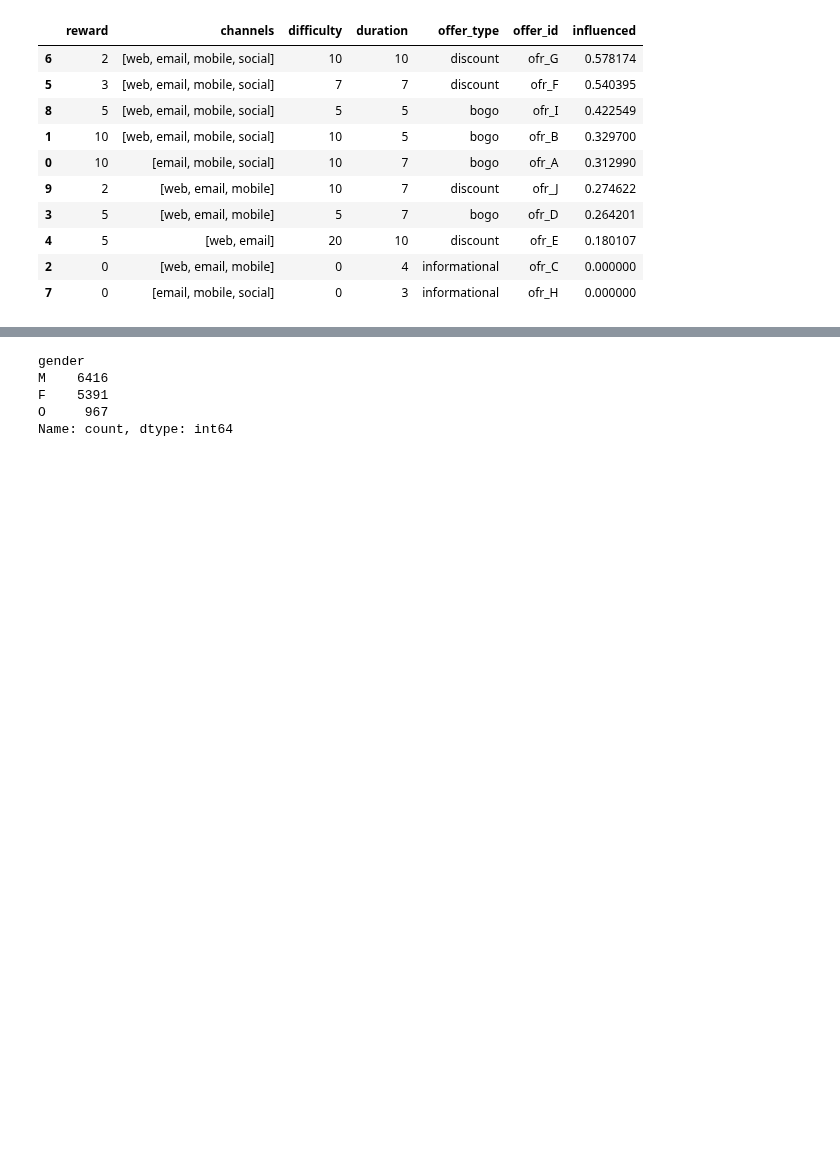
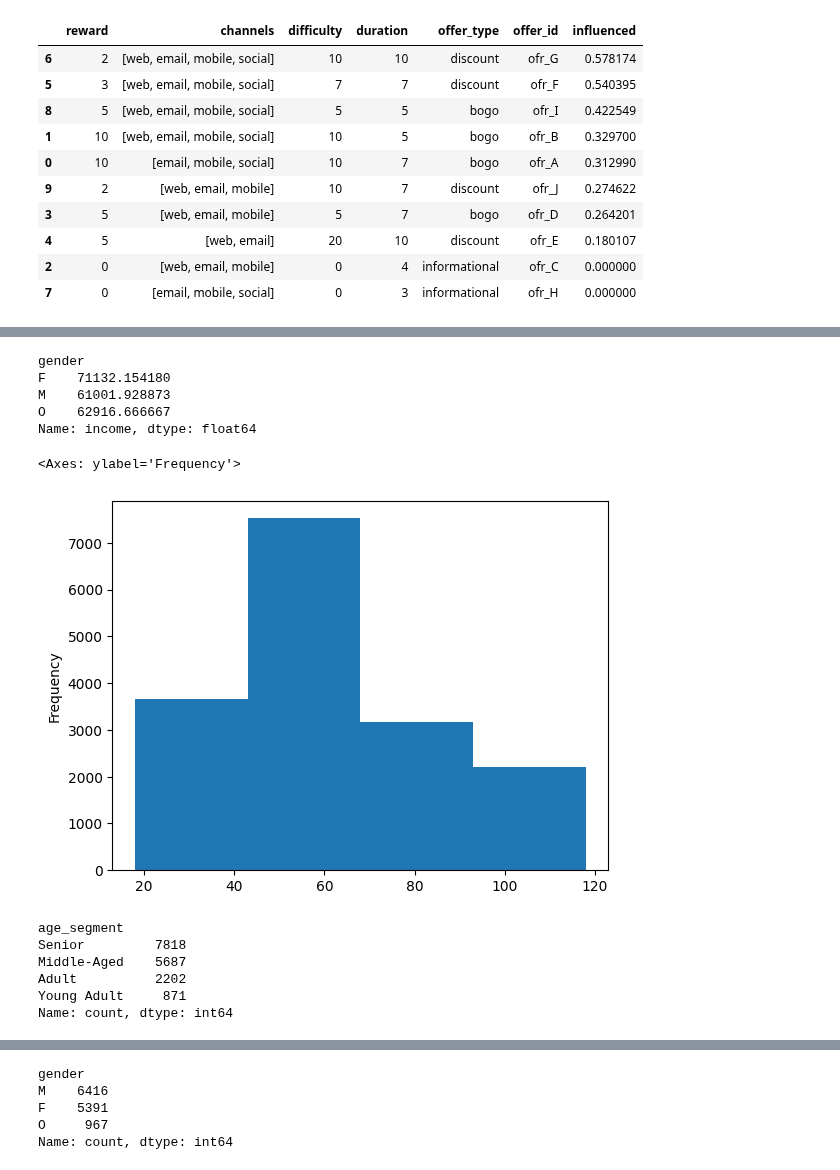
Before and after one commit to Niltonjuniorphd/Starbucks_project, a Jupyter notebook: Starbucks_Capstone_notebook.ipynb, the cells around one changed output, grey strips where cells are left out. Drawn from its saved outputs; the diff is of its cells as text; code cells hidden in the pictures; blank space fills up the shorter version.

```diff
--- a/Starbucks_Capstone_notebook.ipynb
+++ b/Starbucks_Capstone_notebook.ipynb
@@ -466,0 +474,13 @@ tb
+# %%
+def categorize_age(age):
+    if age < 25:
+        return 'Young Adult'
+    elif 25 <= age < 40:
+        return 'Adult'
+    elif 40 <= age < 60:
+        return 'Middle-Aged'
+    else:
+        return 'Senior'
+
+# Aplicar a função ao DataFrame
+tb_transactions['age_segment'] = tb_transactions['age'].apply(categorize_age)
@@ -466,0 +551,22 @@ tb
+# %%
+tb_transactions.groupby('gender')['income'].mean()
+# %% [output]
+gender
+F    71132.154180
+M    61001.928873
+O    62916.666667
+Name: income, dtype: float64
+# %%
+tb_transactions['age'].plot(kind='hist', bins=4)
+# %% [output]
+<Axes: ylabel='Frequency'>
+[figure, added]
+# %%
+tb_transactions['age_segment'].value_counts()
+# %% [output]
+age_segment
+Senior         7818
+Middle-Aged    5687
+Adult          2202
+Young Adult     871
+Name: count, dtype: int64
```
Also changed, not shown: parts of 10 cells of this notebook.
